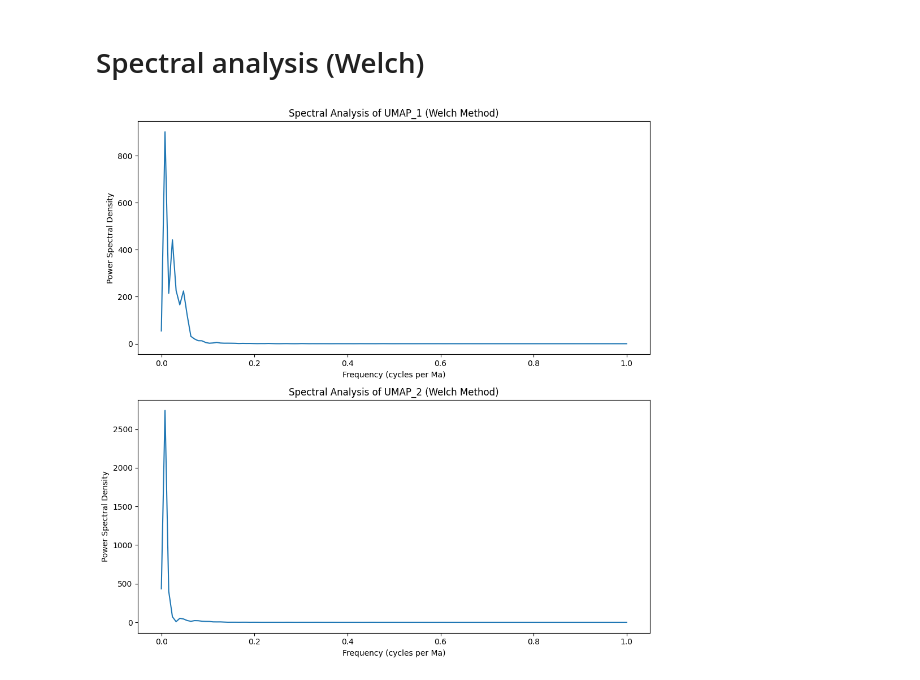
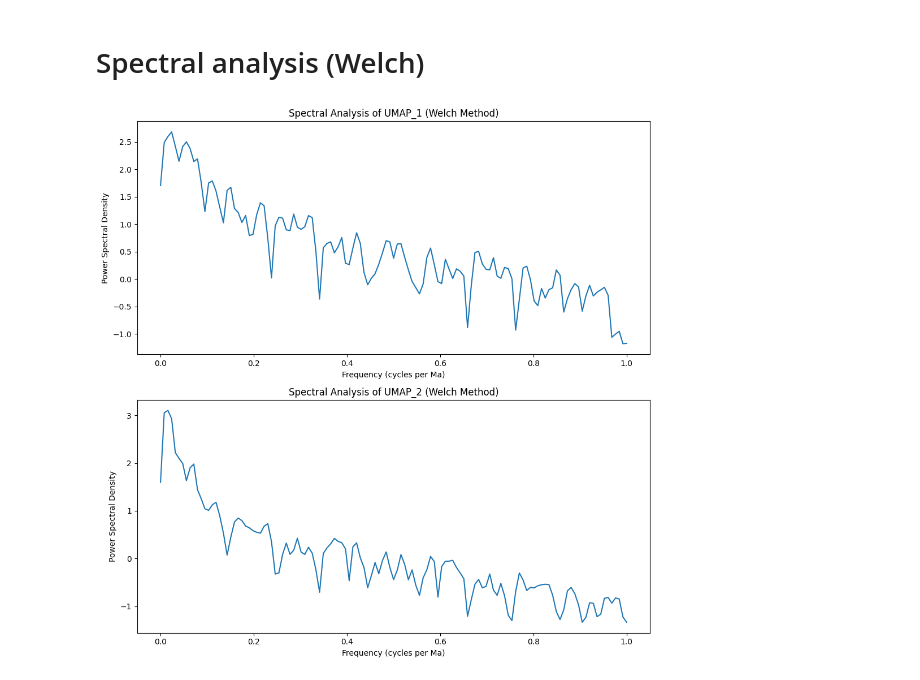
Before and after one commit to VlastaKoudelka/libusin20250322, a Jupyter notebook: embedding.ipynb, the cells around one changed output. Saved outputs shown, nothing was run; the diff lists cells and outputs as text; code cells hidden in the pictures.

```diff
--- a/embedding.ipynb
+++ b/embedding.ipynb
@@ -5,7 +10,7 @@ import umap
 # Load the dataframe
 # %%
 dataPath = './data/'
-df = pd.read_csv(dataPath + 'filtered_data.csv')
+df = pd.read_csv(dataPath + 'filtered_data3.csv')
 # %% [markdown]
 # Check the dataframe
 # %%
@@ -20,16 +39,16 @@ import pandas as pd
 
 # Filter columns that contain the string in the 'mask' variable
 filtered_data = df.loc[:, df.columns.str.contains(mask, case=False)]  # case=False makes it case-insensitive
-
+filtered_data = df.dropna()
 # Drop non-numeric columns if necessary
 numeric_data = filtered_data.select_dtypes(include=['number'])
 
 # Apply UMAP to embed the data into 2D space
-reducer = umap.UMAP(n_components=2)
-embedding = reducer.fit_transform(numeric_data, n_neighbors=500)
+reducer = umap.UMAP(n_components=3)
+embedding = reducer.fit_transform(numeric_data, n_neighbors=1000, min_dist=1)
 
 # Convert the embedding to a DataFrame for easier handling
-embedding_df = pd.DataFrame(embedding, columns=['UMAP_1', 'UMAP_2'])
+embedding_df = pd.DataFrame(embedding, columns=['UMAP_1', 'UMAP_2','UMAP_3'])
 
 # Display or save the embedding
 print(embedding_df)
@@ -78,7 +149,7 @@ plt.show()
 # %%
 from scipy.signal import welch
 
-max_frequency = 0.5  # Maximum frequency to display in cycles per Ma
+max_frequency = 1  # Maximum frequency to display in cycles per Ma
 num_epochs = 2  # Number of epochs for the Welch method
 
 # Demean UMAP_1 and UMAP_2
@@ -89,33 +160,33 @@ umap_2_demeaned = embedding_df['UMAP_2'] - embedding_df['UMAP_2'].mean()
 sampling_frequency = 1 / 0.05  # Sampling frequency in cycles per Ma
 
 # Apply Welch method to estimate the power spectral density
 frequencies_umap_1, psd_umap_1 = welch(
     umap_1_demeaned, fs=sampling_frequency, nperseg=len(umap_1_demeaned) // num_epochs
 )
 frequencies_umap_2, psd_umap_2 = welch(
     umap_2_demeaned, fs=sampling_frequency, nperseg=len(umap_2_demeaned) // num_epochs
 )
 
 # Filter frequencies to show only up to the maximum frequency
 mask_umap_1 = frequencies_umap_1 <= max_frequency
 mask_umap_2 = frequencies_umap_2 <= max_frequency
 
 # Plot spectral analysis results
 fig, axs = plt.subplots(2, 1, figsize=(10, 10))
 
 # Spectral analysis for UMAP_1
-axs[0].plot(frequencies_umap_1[mask_umap_1], psd_umap_1[mask_umap_1])  # Filtered frequencies and PSD
+axs[0].plot(frequencies_umap_1[mask_umap_1], np.log10(psd_umap_1[mask_umap_1]))  # Filtered frequencies and PSD
 axs[0].set_title('Spectral Analysis of UMAP_1 (Welch Method)')
 axs[0].set_xlabel('Frequency (cycles per Ma)')
 axs[0].set_ylabel('Power Spectral Density')
 
 # Spectral analysis for UMAP_2
-axs[1].plot(frequencies_umap_2[mask_umap_2], psd_umap_2[mask_umap_2])  # Filtered frequencies and PSD
+axs[1].plot(frequencies_umap_2[mask_umap_2], np.log10(psd_umap_2[mask_umap_2]))  # Filtered frequencies and PSD
 axs[1].set_title('Spectral Analysis of UMAP_2 (Welch Method)')
 axs[1].set_xlabel('Frequency (cycles per Ma)')
 axs[1].set_ylabel('Power Spectral Density')
 
 plt.tight_layout()
 plt.show()
 # %% [output]
-[figure, old version]
+[figure, new version]
```
Also changed, not shown: parts of 6 cells of this notebook, 4 other files.
